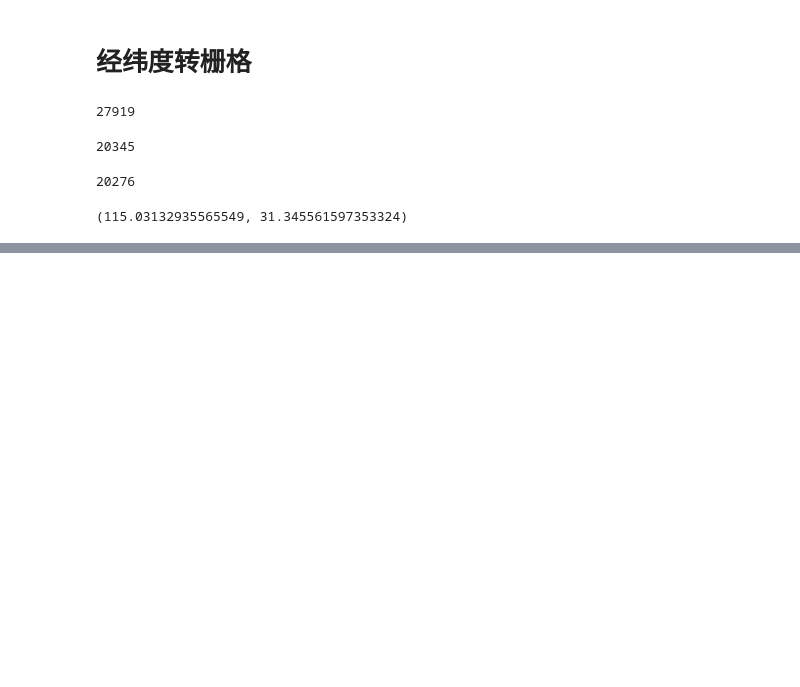
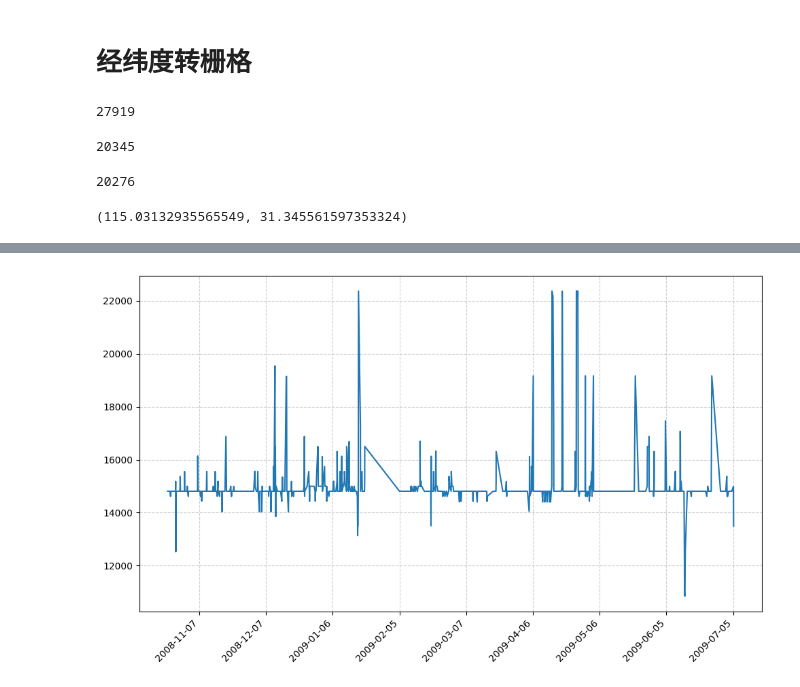
Before and after one commit to youareeverysingleday/TrajectoryFeatureGeneration, a Jupyter notebook: Test.ipynb, the cells around one changed output, grey strips where cells are left out. Drawn from its saved outputs; the diff is of its cells as text; code cells hidden in the pictures; blank space fills up the shorter version.

```diff
--- a/Test.ipynb
+++ b/Test.ipynb
@@ -56,0 +94,5 @@ tlon, tlat
+# %%
+df = pd.read_csv('./Data/Output/Stays/003.csv', index_col=0)
+plotTraj(df)
+# %% [output]
+[figure, added]
```
Also changed, not shown: parts of 4 cells of this notebook, 1 other file.
